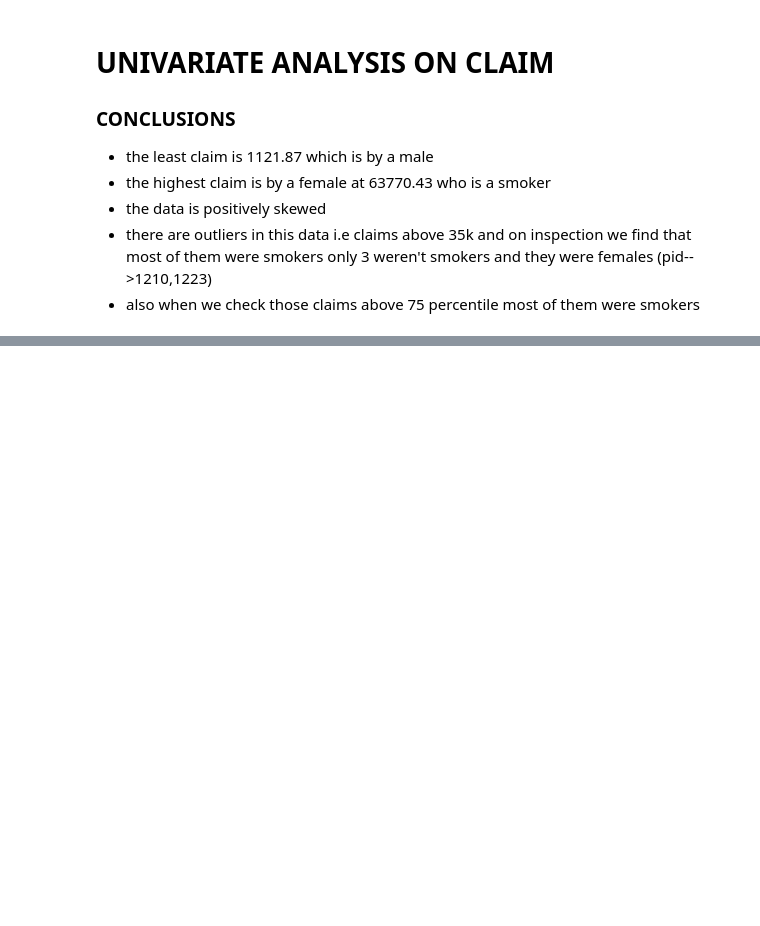
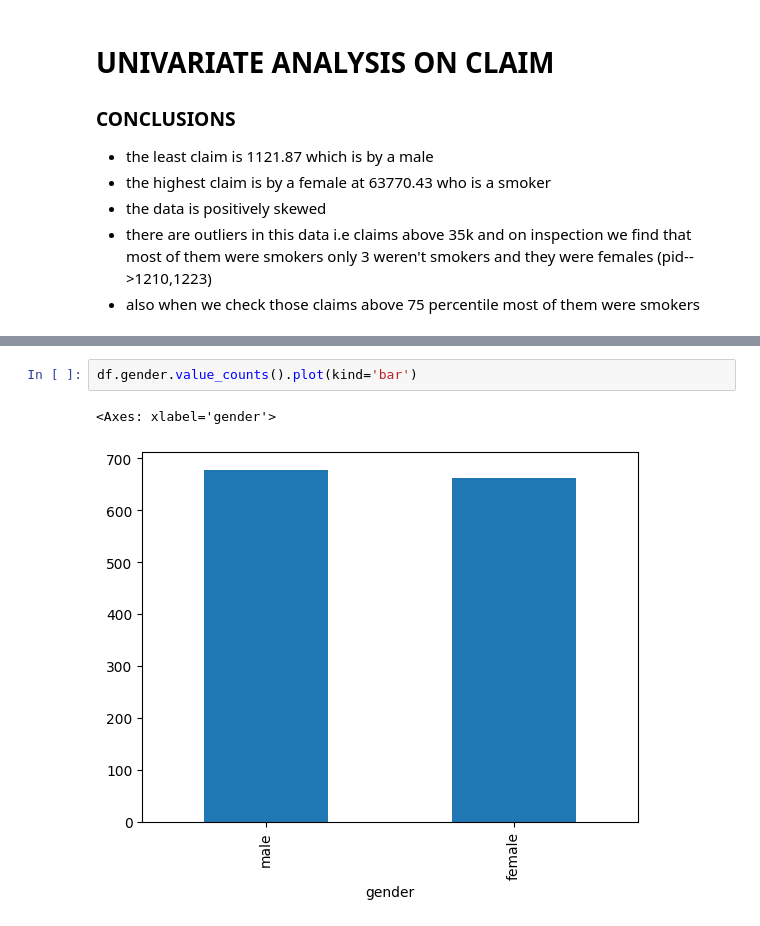
Before and after one commit to ronit-6464/INSURANCE-DATASET-EDA, a Jupyter notebook: EDA NOTEBOOK ON INSURANCE DATASET.ipynb, the cells around one changed output, grey strips where cells are left out. Cells and saved outputs as stored; diff of their text form; blank space fills up the shorter version.

Commit message:
univariate analysis on gender column

```diff
--- a/EDA NOTEBOOK ON INSURANCE DATASET.ipynb
+++ b/EDA NOTEBOOK ON INSURANCE DATASET.ipynb
@@ -232,0 +176,5 @@ Name: count, dtype: int64
+# %%
+df.gender.value_counts().plot(kind='bar')
+# %% [output]
+<Axes: xlabel='gender'>
+[figure, added]
```
Also changed, not shown: parts of 18 cells of this notebook.
